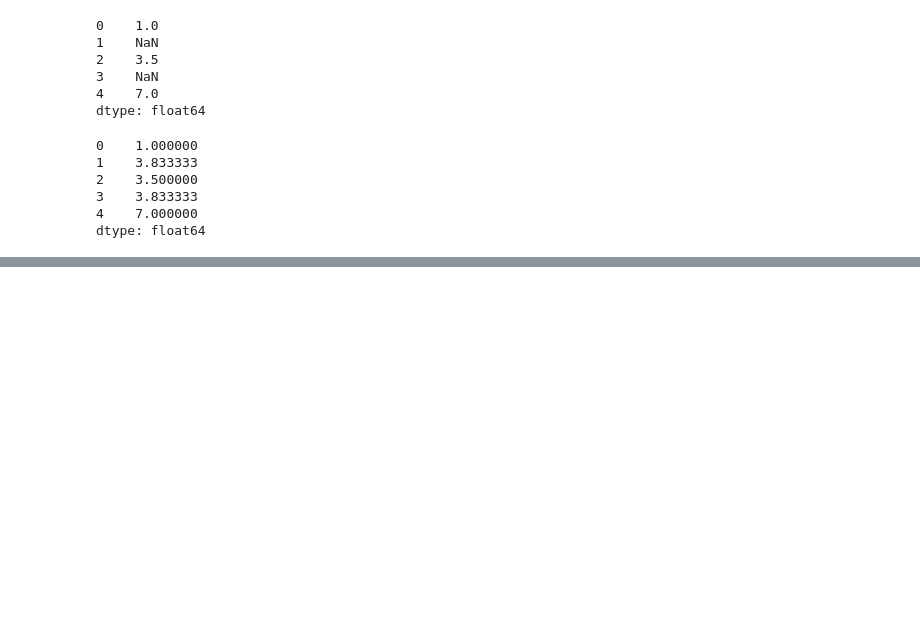
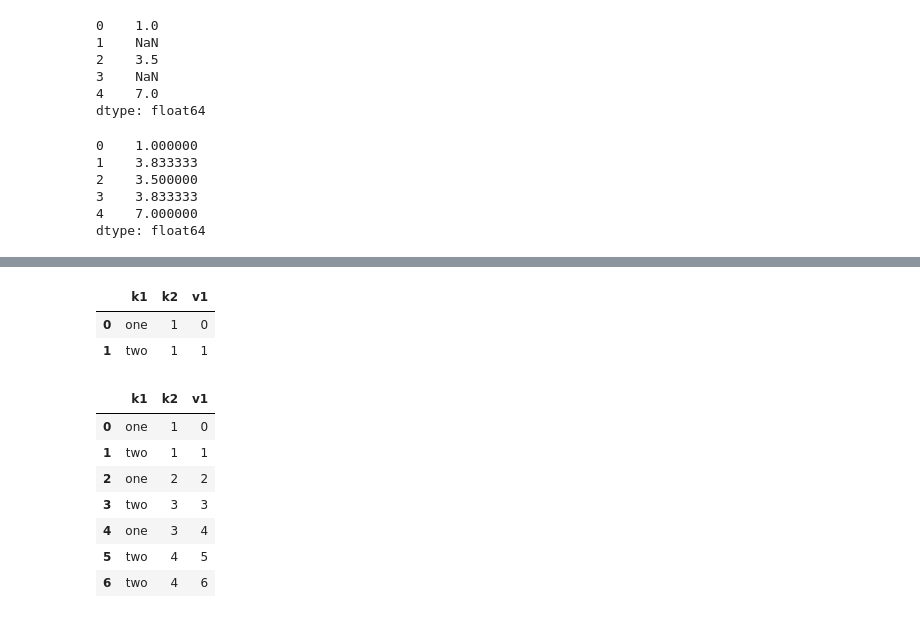
Before and after one commit to Kaiquenakao/limpeza_dados, a Jupyter notebook: preparacao_dados.ipynb, the cells around one changed output, grey strips where cells are left out. Drawn from its saved outputs; the diff is of its cells as text; code cells hidden in the pictures; blank space fills up the shorter version.

```diff
--- a/preparacao_dados.ipynb
+++ b/preparacao_dados.ipynb
@@ -348,0 +431,17 @@ dtype: float64
+# %%
+data.drop_duplicates(['k1'])
+# %% [output]
+|  | k1 | k2 | v1 |
+| 0 | one | 1 | 0 |
+| 1 | two | 1 | 1 |
+# %%
+data
+# %% [output]
+|  | k1 | k2 | v1 |
+| 0 | one | 1 | 0 |
+| 1 | two | 1 | 1 |
+| 2 | one | 2 | 2 |
+| 3 | two | 3 | 3 |
+| 4 | one | 3 | 4 |
+| 5 | two | 4 | 5 |
+| 6 | two | 4 | 6 |
```
Also changed, not shown: parts of 28 cells of this notebook.
